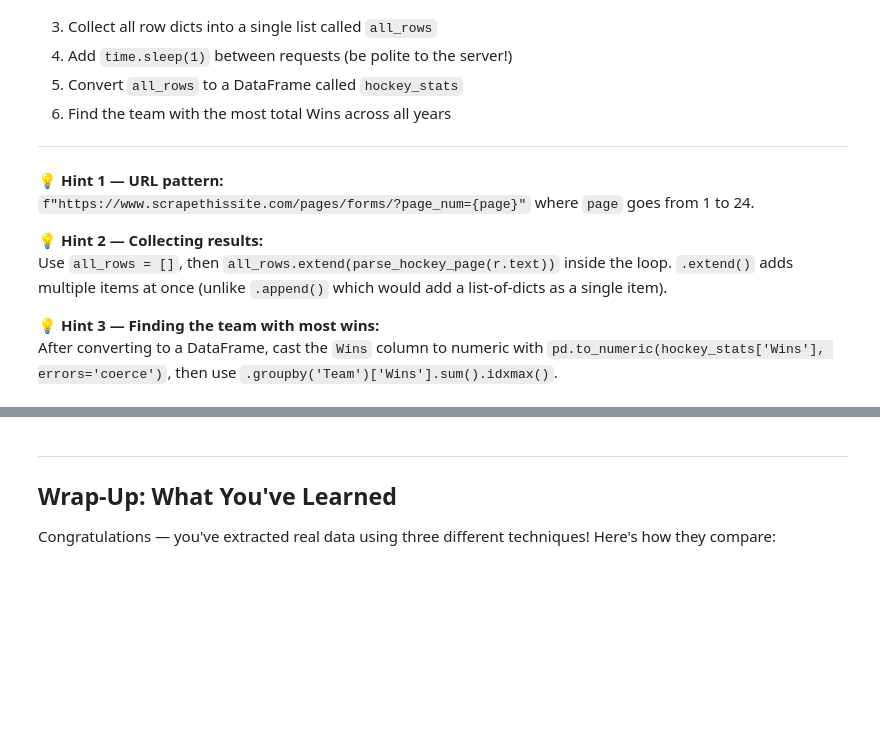
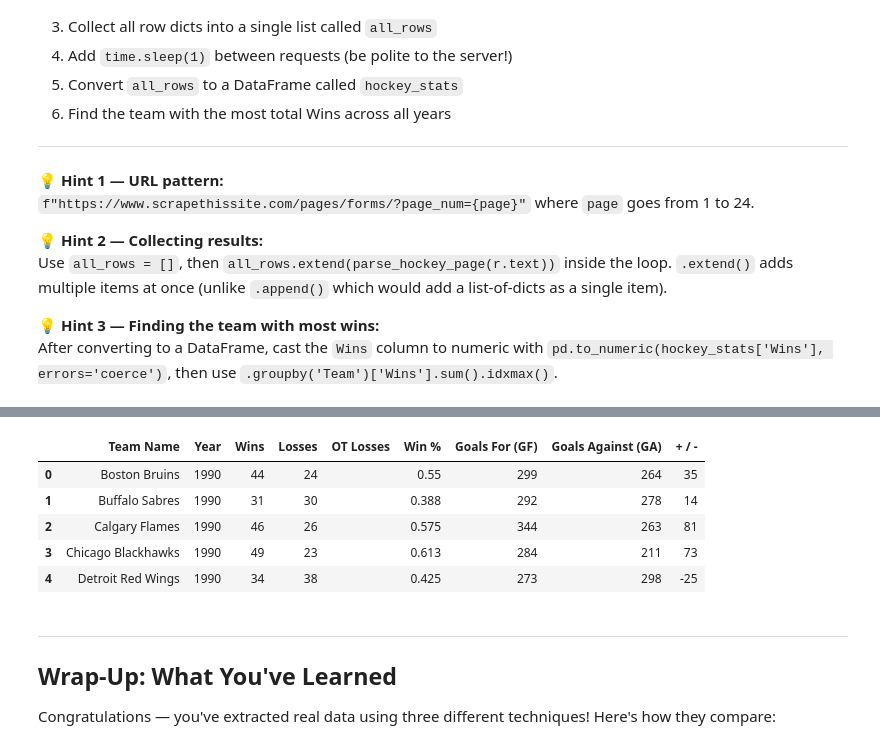
Before and after one commit to su-ntu-ctp/5m-data-2.4-data-extraction-scraping, a Jupyter notebook: notebooks/data_extraction_web_scraping.ipynb, the cells around one changed output, grey strips where cells are left out. Drawn from its saved outputs; the diff is of its cells as text; code cells hidden in the pictures; blank space fills up the shorter version.

```diff
--- a/notebooks/data_extraction_web_scraping.ipynb
+++ b/notebooks/data_extraction_web_scraping.ipynb
@@ -1050,0 +1061,77 @@ After converting to a DataFrame, cast the `Wins` column to numeric with `pd.to_n
+# %%
+def parse_hockey_page(html_text: str) -> list:
+    # This function takes the HTML from one page and extracts the hockey table rows
+
+    soup = BeautifulSoup(html_text, "html.parser")
+    # Parses the raw HTML into a BeautifulSoup object
+
+    table = soup.find("table")
+    # Finds the main table on the page
+
+    if not table:
+        return []
+    # If no table is found, return an empty list instead of crashing
+
+    header_row = table.find("tr")
+    # Finds the first row of the table, which contains the column headers
+
+    headers = [th.text.strip() for th in header_row.find_all("th")]
+    # Extracts the header names and removes extra spaces
+
+    rows = []
+    # Creates an empty list to store each team's row as a dictionary
+
+    for team_row in soup.find_all("tr", class_="team"):
+        # Loops through all table rows for teams
+
+        row = {}
+        # Creates an empty dictionary for one team row
+
+        for header, cell in zip(headers, team_row.find_all("td")):
+            row[header] = cell.text.strip()
+        # Matches each column header with its cell value
+
+        rows.append(row)
+        # Adds that row dictionary to the rows list
+
+    return rows
+    # Returns the list of row dictionaries for one page
+
+
+all_rows = []
+# Creates an empty list to collect rows from all 24 pages
+
+for page in range(1, 25):
+    # Loops through pages 1 to 24
+
+    url = f"https://www.scrapethissite.com/pages/forms/?page_num={page}"
+    # Builds the URL for the current page
+
+    r = requests.get(url)
+    # Downloads the HTML for that page
+
+    all_rows.extend(parse_hockey_page(r.text))
+    # Parses the page and adds all rows into all_rows
+
+    time.sleep(1)
+    # Waits 1 second between requests to be polite to the server
+
+hockey_stats = pd.DataFrame(all_rows)
+# Converts the full list of rows into a pandas DataFrame
+
+hockey_stats["Wins"] = pd.to_numeric(hockey_stats["Wins"], errors="coerce")
+# Converts the Wins column from text into numbers
+
+top_team = hockey_stats.groupby("Team Name")["Wins"].sum().idxmax()
+# Groups by team name, sums total wins, and gets the team with the highest total
+
+top_team_wins = hockey_stats.groupby("Team Name")["Wins"].sum().max()
+# Gets the highest total number of wins
+
+print("Team with the most total wins:", top_team)
+print("Total wins:", int(top_team_wins))
+# Prints the team with the most wins and the win total
+
+hockey_stats.head()
+# Shows the first few rows of the final DataFrame
+# %% [output]
@@ -1051,3 +1140,9 @@ After converting to a DataFrame, cast the `Wins` column to numeric with `pd.to_n
+|  | Team Name | Year | Wins | Losses | OT Losses | Win % | Goals For (GF) | Goals Against (GA) | + / - |
+| 0 | Boston Bruins | 1990 | 44 | 24 |  | 0.55 | 299 | 264 | 35 |
+| 1 | Buffalo Sabres | 1990 | 31 | 30 |  | 0.388 | 292 | 278 | 14 |
+| 2 | Calgary Flames | 1990 | 46 | 26 |  | 0.575 | 344 | 263 | 81 |
+| 3 | Chicago Blackhawks | 1990 | 49 | 23 |  | 0.613 | 284 | 211 | 73 |
+| 4 | Detroit Red Wings | 1990 | 34 | 38 |  | 0.425 | 273 | 298 | -25 |
 # %% [markdown]
 ---
 ## Wrap-Up: What You've Learned
```
Also changed, not shown: parts of 3 cells of this notebook.
